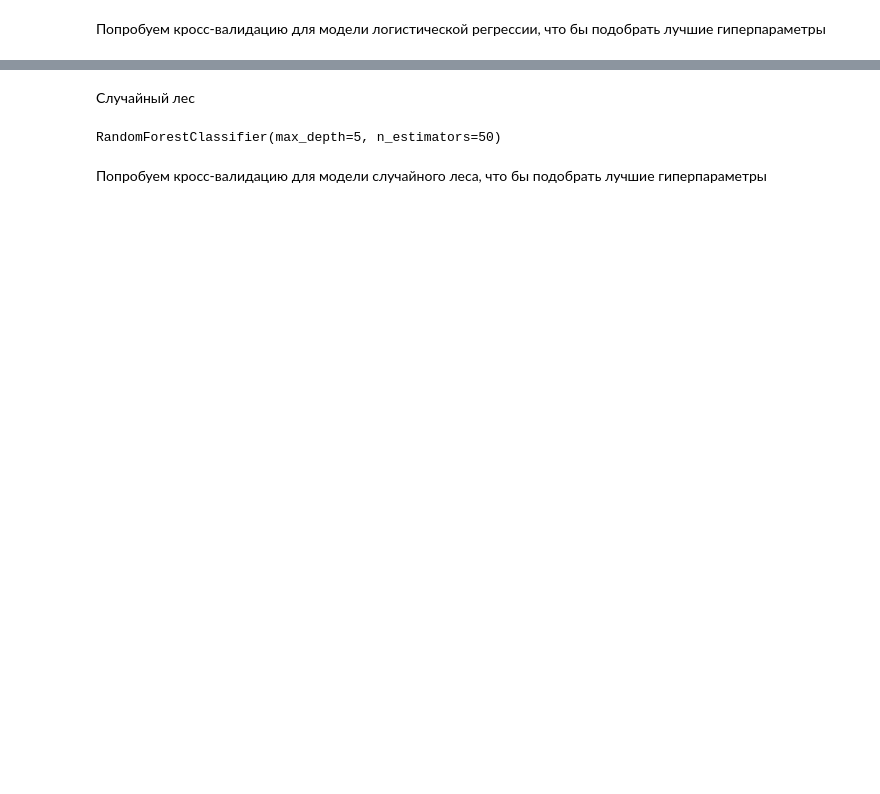
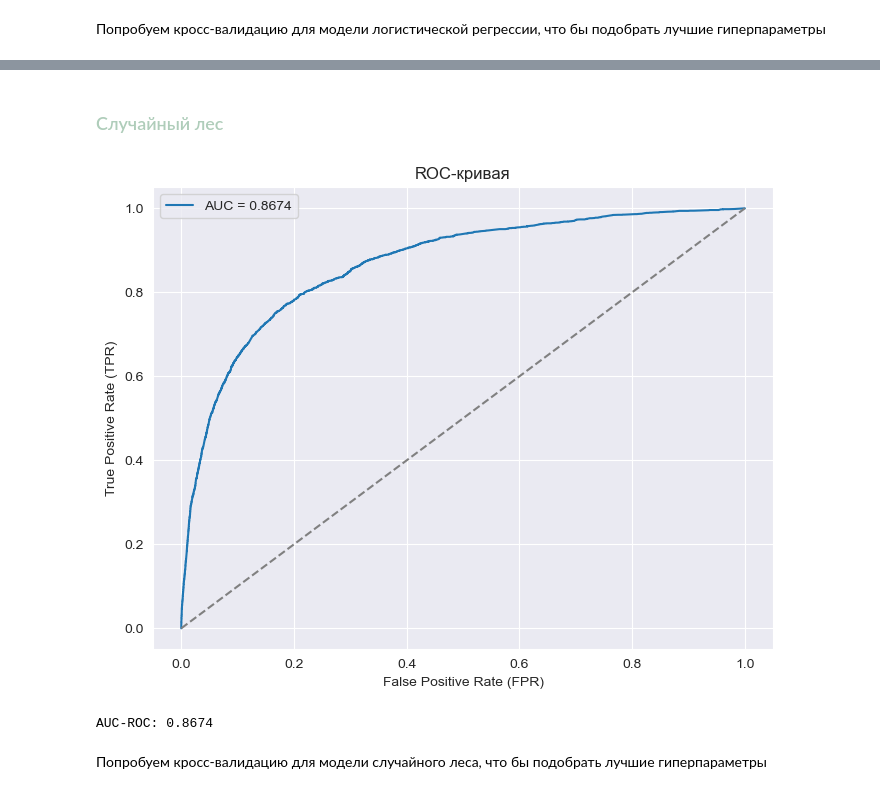
Before and after one commit to st107958/credit_scoring, a Jupyter notebook: credit_csoring.ipynb, the cells around one changed output, grey strips where cells are left out. Drawn from its saved outputs; the diff is of its cells as text; code cells hidden in the pictures; blank space fills up the shorter version.

```diff
--- a/credit_csoring.ipynb
+++ b/credit_csoring.ipynb
@@ -153,9 +147,9 @@ LogisticRegression(C=618.7736959637081, max_iter=1000, penalty='l1',
 Попробуем кросс-валидацию для модели логистической регрессии, что бы подобрать лучшие гиперпараметры
 # %%
 param_grid = {
-    'C': [0.01, 0.1, 1, 10],  # сила регуляризации (обратная величина)
-    'penalty': ['l1', 'l2'],   # тип регуляризации (L1/L2)
-    'solver': ['liblinear']    # алгоритм для L1/L2
+    'C': [0.01, 0.1, 1, 10],
+    'penalty': ['l1', 'l2'],
+    'solver': ['liblinear', 'saga']
 }
 
 model = LogisticRegression(max_iter=1000)
@@ -201,10 +191,19 @@ Fitting 5 folds for each of 50 candidates, totalling 250 fits
 # %% [markdown]
-Случайный лес
+### <span style="color:#AFCDBA">Случайный лес</span>
 # %%
-model = RandomForestClassifier(n_estimators=50, max_depth=5, min_samples_split=2)
+model = RandomForestClassifier(n_estimators=20, max_depth=5, min_samples_split=2)
 model.fit(X_train_processed, y_train)
+
+y_pred = model.predict_proba(X_test_processed)[:,1]
+fpr, tpr, threshold = roc_curve(y_test, y_pred)
+
+auc = roc_auc_score(y_test, y_pred)
+draw_roc_curve(fpr, tpr, auc)
+
+print(f"AUC-ROC: {auc:.4f}")
 # %% [output]
+[figure, added]
-RandomForestClassifier(max_depth=5, n_estimators=50)
+AUC-ROC: 0.8674
 # %% [markdown]
 Попробуем кросс-валидацию для модели случайного леса, что бы подобрать лучшие гиперпараметры
 # %%
```
Also changed, not shown: parts of 33 cells of this notebook, 1 other file.
